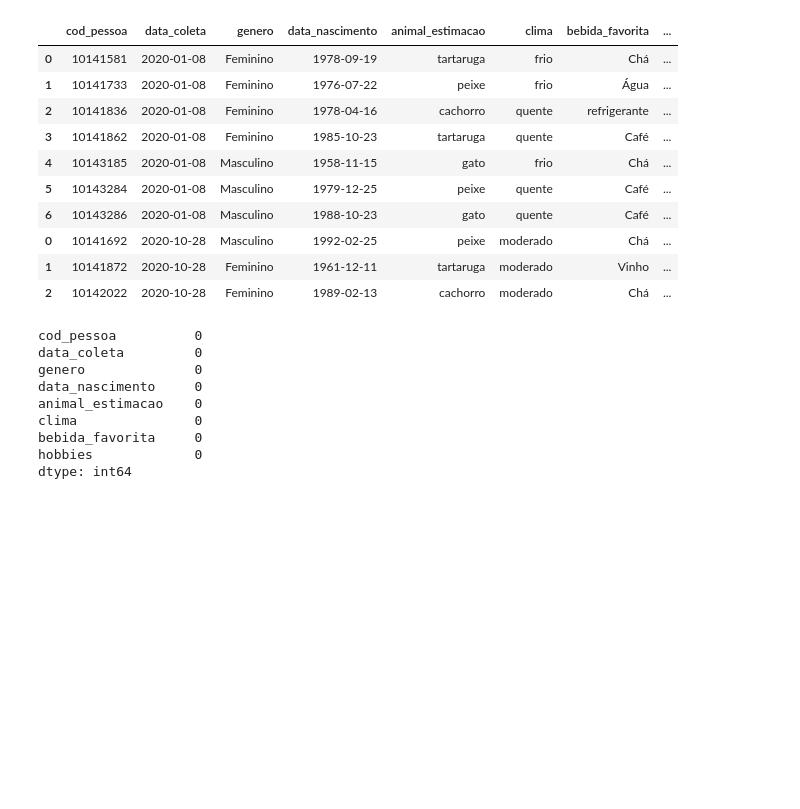
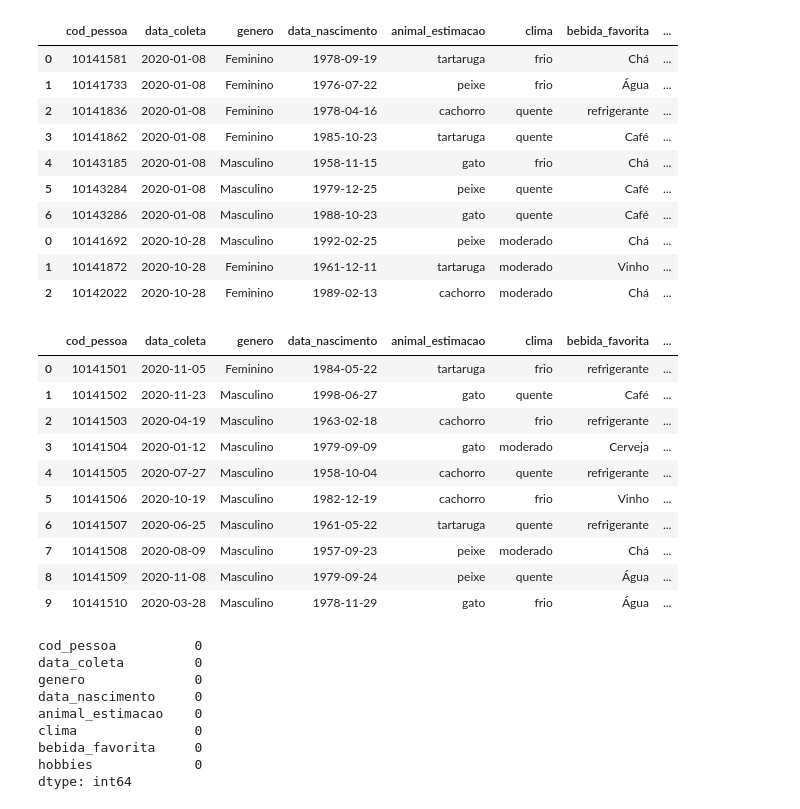
Before and after one commit to Priscaruso/IGTI_DataExtraction_1, a Jupyter notebook: coleta_dados_pesquisa.ipynb, the cells around one changed output. Cells and saved outputs as stored; diff of their text form; code cells hidden in the pictures; blank space fills up the shorter version.

```diff
--- a/coleta_dados_pesquisa.ipynb
+++ b/coleta_dados_pesquisa.ipynb
@@ -39,6 +39,22 @@ df_pesquisa[:10] # exibe as 10 primeiras linhas do dataframe
 | 0 | 10141692 | 2020-10-28 | Masculino | 1992-02-25 | peixe | moderado | Chá | ... |
 | 1 | 10141872 | 2020-10-28 | Feminino | 1961-12-11 | tartaruga | moderado | Vinho | ... |
 | 2 | 10142022 | 2020-10-28 | Feminino | 1989-02-13 | cachorro | moderado | Chá | ... |
+# %%
+df_pesquisa = df_pesquisa.sort_values('cod_pessoa').reset_index(drop=True) # ordena pelo cod_pessoa e reseta o index
+# %%
+df_pesquisa[:10] # exibe as 10 primeiras linhas do dataframe ordenado e com o index resetado
+# %% [output]
+|  | cod_pessoa | data_coleta | genero | data_nascimento | animal_estimacao | clima | bebida_favorita | ... |
+| 0 | 10141501 | 2020-11-05 | Feminino | 1984-05-22 | tartaruga | frio | refrigerante | ... |
+| 1 | 10141502 | 2020-11-23 | Masculino | 1998-06-27 | gato | quente | Café | ... |
+| 2 | 10141503 | 2020-04-19 | Masculino | 1963-02-18 | cachorro | frio | refrigerante | ... |
+| 3 | 10141504 | 2020-01-12 | Masculino | 1979-09-09 | gato | moderado | Cerveja | ... |
+| 4 | 10141505 | 2020-07-27 | Masculino | 1958-10-04 | cachorro | quente | refrigerante | ... |
+| 5 | 10141506 | 2020-10-19 | Masculino | 1982-12-19 | cachorro | frio | Vinho | ... |
+| 6 | 10141507 | 2020-06-25 | Masculino | 1961-05-22 | tartaruga | quente | refrigerante | ... |
+| 7 | 10141508 | 2020-08-09 | Masculino | 1957-09-23 | peixe | moderado | Chá | ... |
+| 8 | 10141509 | 2020-11-08 | Masculino | 1979-09-24 | peixe | quente | Água | ... |
+| 9 | 10141510 | 2020-03-28 | Masculino | 1978-11-29 | gato | frio | Água | ... |
 # %%
 # mostra se há algum dado faltante
 df_pesquisa.isnull().sum()
```
Also changed, not shown: 1 other file.
